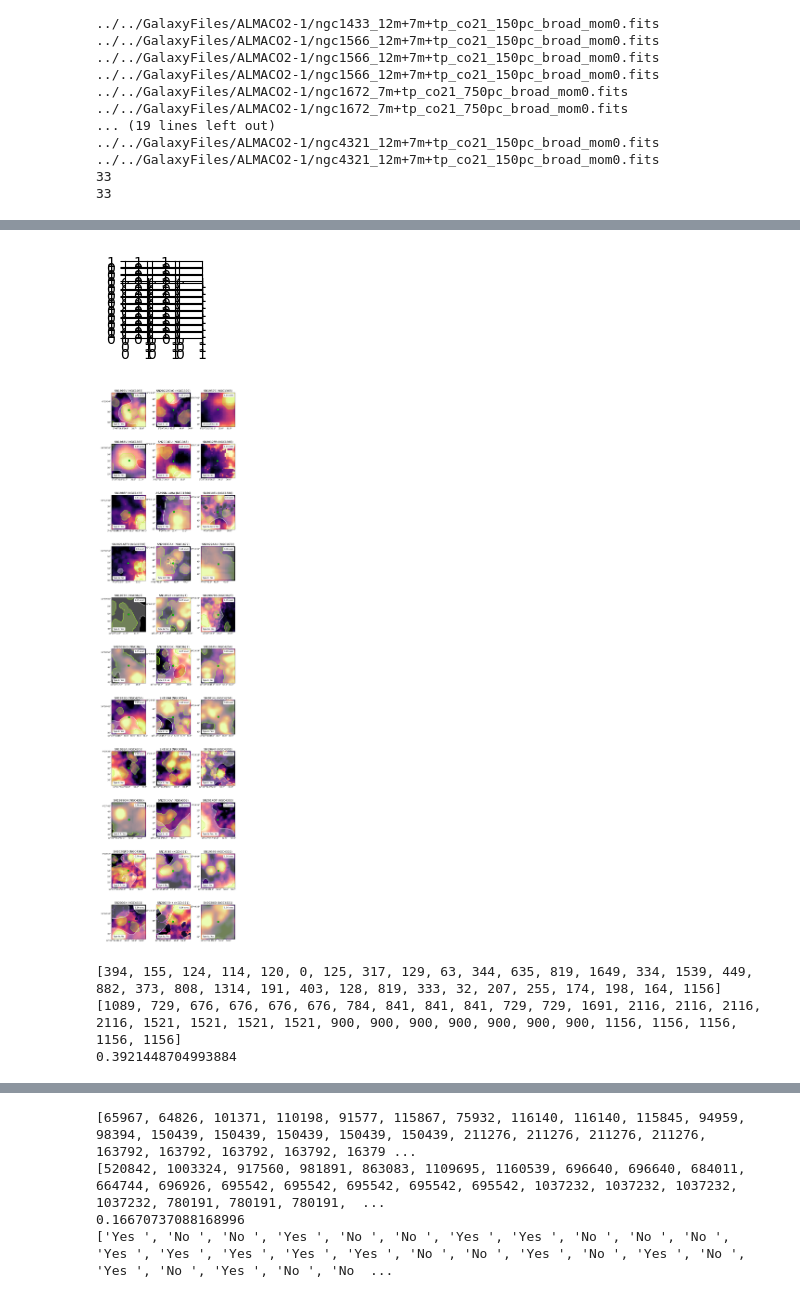
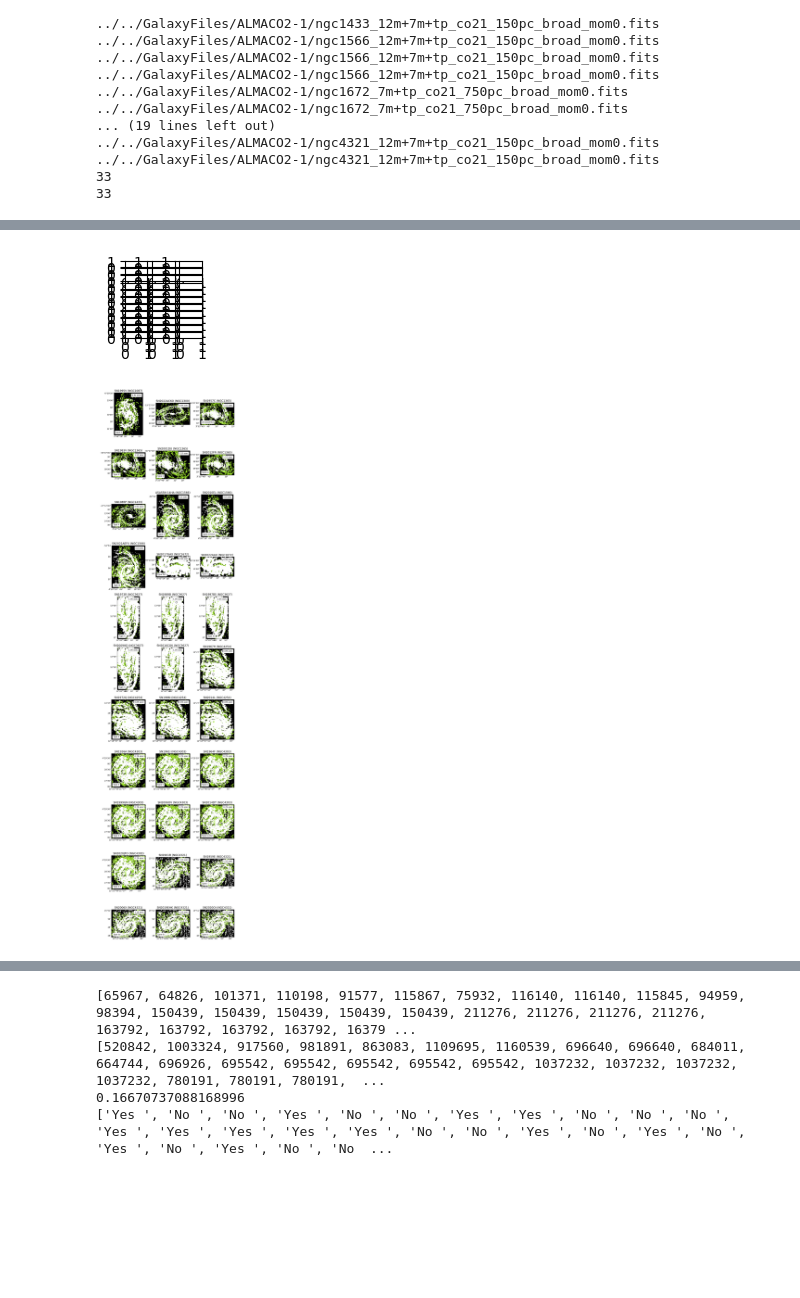
Before and after one commit to NessMayker/SNeHa, a Jupyter notebook: Code/1c.MUSE_Zooms.ipynb, the cells around one changed output, grey strips where cells are left out. Saved outputs shown, nothing was run; the diff lists cells and outputs as text; code cells hidden in the pictures; blank space fills up the shorter version.

Commit message:
finishing up controls

```diff
--- a/Code/1c.MUSE_Zooms.ipynb
+++ b/Code/1c.MUSE_Zooms.ipynb
@@ -226,0 +227,3 @@ NGC1672
+# %%
+resPC = [71,82,109,109,109,109,82,69,69,69,90,90,58,58,58,58,58,57,57,57,57,64,64,64,64,64,64,64,85,85,85,85,85]
+len(resPC)
@@ -272,9 +413,9 @@ for j in range(len(SNgals)): # counter to count galaxy maps
 
     #set up legend label with type classification
     if SNtypes[j] != "Unclassified":
-        leglab = "Type " + SNtypes[j] + ": " + inHII[j]
+        leglab = "Type " + SNtypes[j] #+ ": " + inHII[j]
     else:
-        leglab= SNtypes[j] + ": " + inHII[j]
+        leglab= SNtypes[j]# + ": " + inHII[j]
     legStr = str(resolution[j]) + " asec"
 
     #set up data to use astropy's cutout2D to plot subsections of galaxy map
@@ -284,13 +425,13 @@ for j in range(len(SNgals)): # counter to count galaxy maps
     sigData = sigma[j]
     wcs=wcss[j]
 
-    halfBox = angSizes[j][3]/2. # 500 pc in decimal degrees/2?
+    halfBox = angSizes[j][5]/2. # 1000 pc in decimal degrees/2?
     #cutout2D needs skycoord position to carry units
     ra, dec = Angle(SNras[j] * u.degree), Angle(SNdecs[j] * u.degree)
     raRad, decRad  = ra.radian * u.rad, dec.radian * u.rad
     position = SkyCoord(raRad, decRad) #position is center, use ra & dec of SN location
     #size = u.Quantity((20,20), u.arcsec) #size is size of box in arcsec
-    size = u.Quantity((angSizes[j][3],angSizes[j][3]), u.degree) #size is size of box in arcsec
+    size = u.Quantity((angSizes[j][5],angSizes[j][5]), u.degree) #size is size of box in arcsec
     # make 2D cutout, will assign a new wcs to cutout to keep track of coords
     cutout = Cutout2D(logData, position, size, wcs)
     # use this new wcs when converting to pixels to add additional details to plot
@@ -299,21 +440,18 @@ for j in range(len(SNgals)): # counter to count galaxy maps
     HIICutout = Cutout2D(HIIData, position, size, wcs)
     sigCutout = Cutout2D(sigData, position, size, wcs)
 
-
     titleStr = SNnames[j].upper() + " (" + SNgals[j][0].upper() + ")"
     # make plot
     axs[m][n] = fig.add_subplot(11,3,p+1,projection = cutout.wcs)
     axs[m][n].set_title(titleStr, fontsize=14)
-    axs[m][n].imshow(cutout.data, cmap=current_cmap, aspect="equal", origin = "lower", vmin=np.percentile(cutout.data, 5), vmax=np.percentile(cutout.data, 95),interpolation = "nearest", zorder = 0)
+    axs[m][n].imshow(cutout.data, cmap=current_cmap, aspect="equal", origin = "lower",  vmin=np.percentile(cutout.data, 5), vmax=np.percentile(cutout.data, 95),interpolation = "nearest", zorder = 0)
     axs[m][n].scatter(xval, yval, color = "black", marker ="o", s = 60, zorder=2)
-    axs[m][n].scatter(xval, yval, color = "lime", marker = "o", s = 80, edgecolor="black",zorder = 2, label=leglab)
+    axs[m][n].scatter(xval, yval, color = "white", marker = "o", s = 80, edgecolor="black",zorder = 2, label=leglab)
     axs[m][n].set_ylabel(" ")
     axs[m][n].set_xlabel(" ")
     axs[m][n].tick_params(axis = "both", direction = "in", length = 0)
-    axs[m][n].contourf(HIICutout.data, [3,1000000], colors = ["greenyellow"], linestyles = ("-"), zorder = 1, alpha=0.3)
-    axs[m][n].contourf(sigCutout.data, [3,1000000], colors = ["white"], linestyles = ("-"), zorder = 1, alpha = 0.3)
     axs[m][n].contour(HIICutout.data, [3], colors = ["greenyellow"], linestyles = ("-"), zorder = 1)
-    axs[m][n].contour(sigCutout.data, [3], colors = ["white"], linestyles = ("-"), zorder = 1)
+    axs[m][n].contourf(sigCutout.data, [3,10000], colors = ["white"], linestyles = ("-"), zorder = 1)
 
     # add in second legend to say resolution
     resLeg = axs[m][n].legend([legStr],handlelength=0, handletextpad=0,loc="upper right", facecolor='white', framealpha=1.0)
@@ -327,60 +465,32 @@ for j in range(len(SNgals)): # counter to count galaxy maps
 
     # Get pixels information for Control 1
     #flatten cutouts
     f_HII  = HIICutout.data.flatten()
     f_Map   = cutout.data.flatten()
 
     #remove nans
     keep = np.where(np.isfinite(f_HII) & np.isfinite(f_Map))
     map_HII  = f_HII[keep]
     map_Map = f_Map[keep]
 
     # sum up the total pixels
     numPixels.append(len(map_Map))
 
     # Isolate HII regions
     keep  = np.where(map_HII >= 0)
     map_HII  = map_HII[keep]
     numHIIPixels.append(len(map_HII))
 
-    #get spheres of influence
-#     spheres = angSizes[j][:-1]
-
-
-#     #get Pixel distance for scalebar
-#     pixDists=[]
-#     for i in range(len(spheres)-1):
-#         sphereEdgeRa, sphereEdgeDec = ra + Angle(spheres[i]*u.degree), dec + Angle(spheres[i]*u.degree)
-#         sphereEdgex, sphereEdgey = cutout.wcs.wcs_world2pix(sphereEdgeRa, sphereEdgeDec, 0)
-#         pixDistx, pixDisty = sphereEdgex-xval, sphereEdgey-yval
-#         pixDists.append(np.sqrt((pixDistx**2 + pixDisty**2)/2))
-
-#     lowerleftra  = ra.value + halfBox
-#     lowerleftdec = dec.value - halfBox + halfBox*0.1
-#     val=spheres[1]
-
-#     xArr, yArr = np.linspace(lowerleftra, lowerleftra-val, 100),np.linspace(lowerleftdec, lowerleftdec, 100)
-
-
     n+=1
     if n%PLOTS_PER_ROW==0:
         m+=1
         n=0
     p +=1
 
     plt.subplots_adjust(left = 0.1, bottom = 0.1, right = 0.99, top = 0.9, wspace = 0.3, hspace = 0.2)
 #plt.tight_layout(pad=0.5, w_pad=6.8, h_pad=1.0)
-fig.savefig("../Figures/Zooms_500pc.pdf", dpi=300)
+fig.savefig("../Figures/Zooms_10000pc.pdf", dpi=300)
 plt.show()
-
-print(numHIIPixels)
-print(numPixels)
-
-control1frac = np.sum(numHIIPixels)/np.sum(numPixels)
-print(control1frac)
 # %% [output]
 [figure]
-[figure, old version]
+[figure, new version]
-[394, 155, 124, 114, 120, 0, 125, 317, 129, 63, 344, 635, 819, 1649, 334, 1539, 449, 882, 373, 808, 1314, 191, 403, 128, 819, 333, 32, 207, 255, 174, 198, 164, 1156]
-[1089, 729, 676, 676, 676, 676, 784, 841, 841, 841, 729, 729, 1691, 2116, 2116, 2116, 2116, 1521, 1521, 1521, 1521, 900, 900, 900, 900, 900, 900, 900, 1156, 1156, 1156, 1156, 1156]
-0.3921448704993884
```
Also changed, not shown: parts of 4 cells of this notebook, 18 other files.
